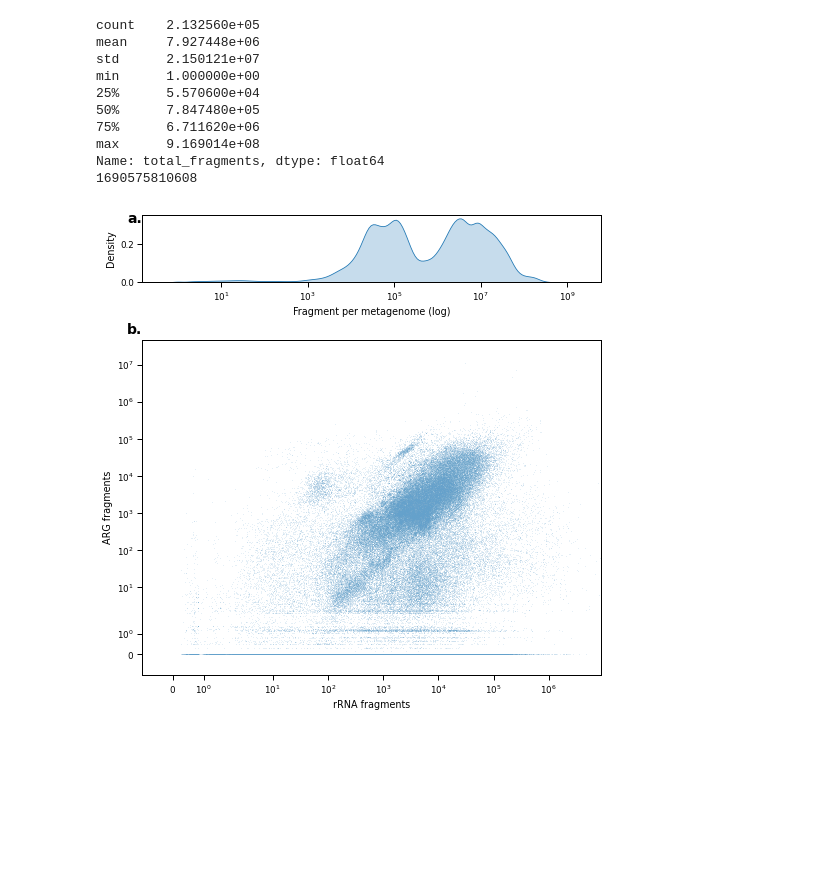
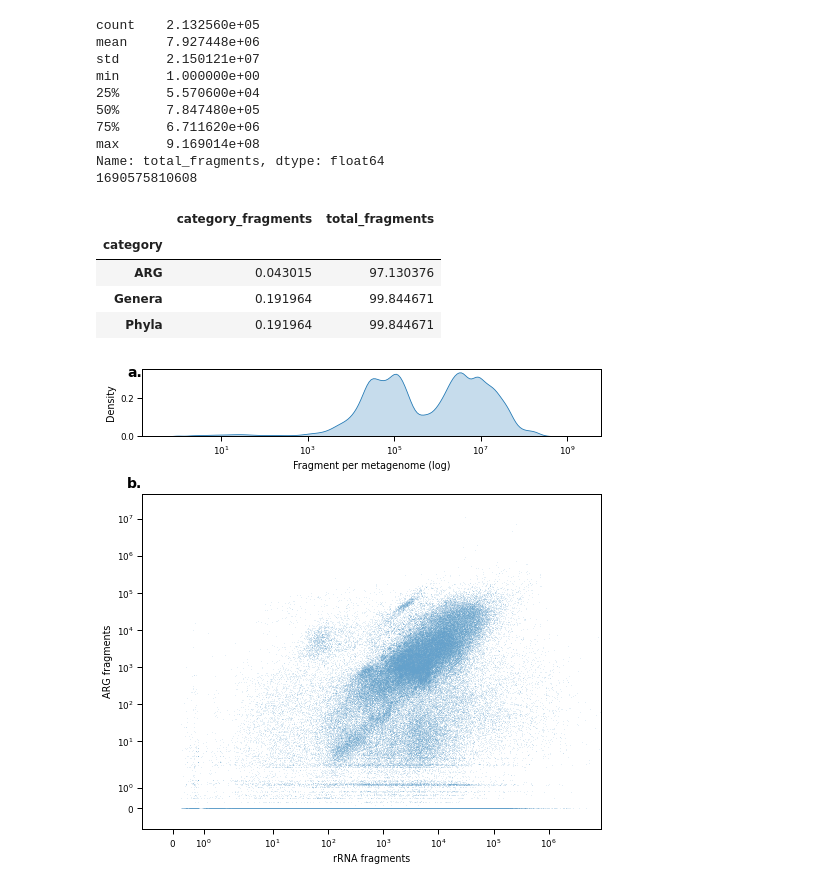
Before and after one commit to hmmartiny/mARG, a Jupyter notebook: notebooks/Data origins2.ipynb, the cells around one changed output. Saved outputs shown, nothing was run; the diff lists cells and outputs as text; code cells hidden in the pictures; blank space fills up the shorter version.

```diff
--- a/notebooks/Data origins2.ipynb
+++ b/notebooks/Data origins2.ipynb
@@ -225,6 +225,15 @@ min      1.000000e+00
 max      9.169014e+08
 Name: total_fragments, dtype: float64
 1690575810608
+# %%
+# mapping percentages
+(fragData.groupby('category').agg({'category_fragments': 'sum', 'total_fragments': 'sum'})  / 1690575810608)*100
+# %% [output]
+|  | category_fragments | total_fragments |
+| category |  |  |
+| ARG | 0.043015 | 97.130376 |
+| Genera | 0.191964 | 99.844671 |
+| Phyla | 0.191964 | 99.844671 |
 # %%
 fig = plt.figure(figsize=(7,7), constrained_layout=True)
 spec = gridspec.GridSpec(ncols=1, nrows=2, figure=fig, height_ratios=[.2,  1])
```
Also changed, not shown: 4 other files.
